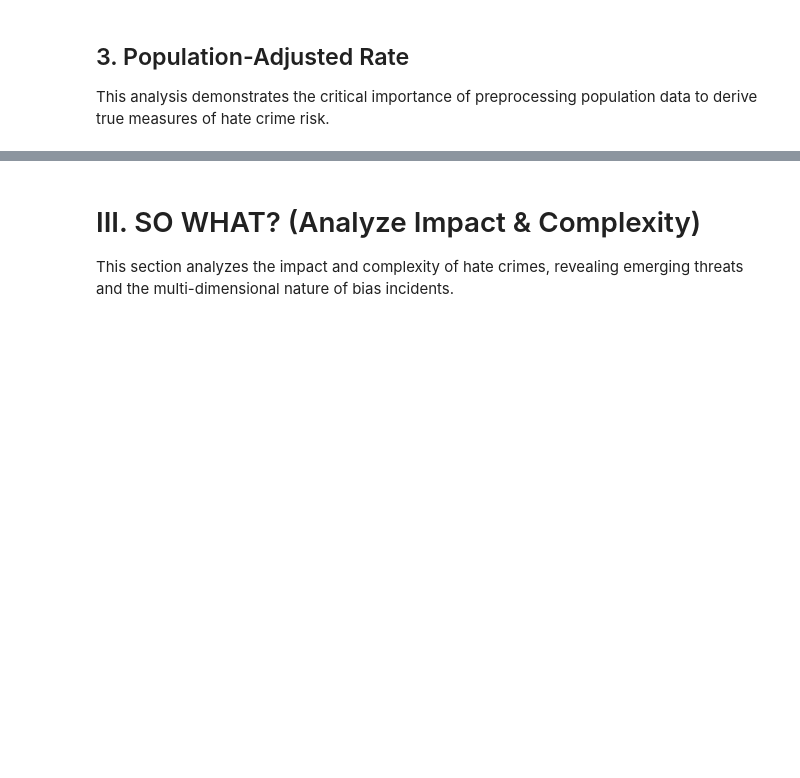
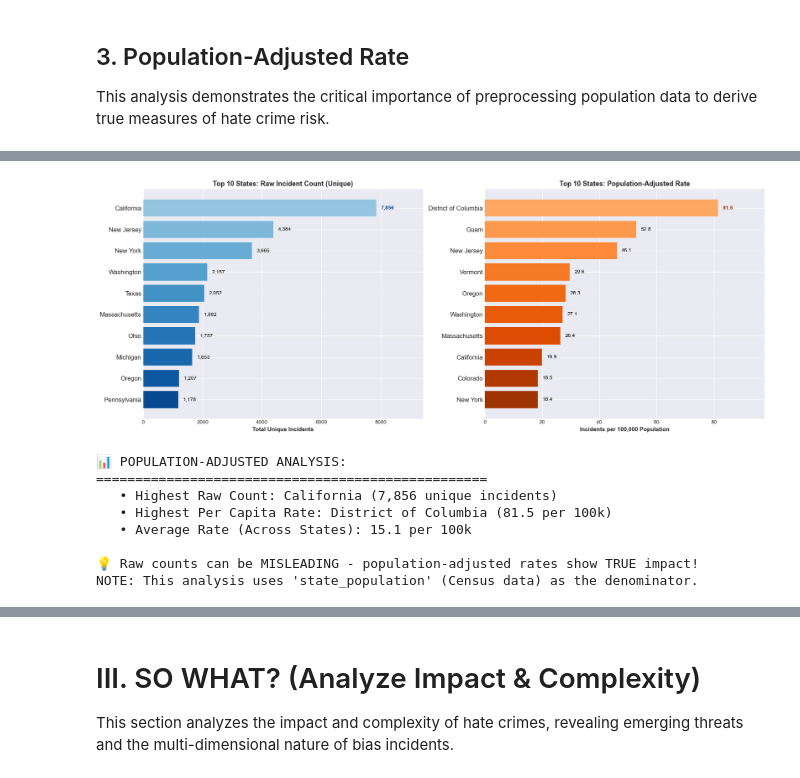
Before and after one commit to yamik1ra/DPnV_Group5_DSEB, a Jupyter notebook: notebooks/storytelling.ipynb, the cells around one changed output, grey strips where cells are left out. Saved outputs shown, nothing was run; the diff lists cells and outputs as text; code cells hidden in the pictures; blank space fills up the shorter version.

```diff
--- a/notebooks/storytelling.ipynb
+++ b/notebooks/storytelling.ipynb
@@ -877,0 +401,12 @@ country_region population_group_simplified  incidents
+# %%
+visualize.analyze_population_rate(df)
+# %% [output]
+[figure, added]
+📊 POPULATION-ADJUSTED ANALYSIS:
+==================================================
+   • Highest Raw Count: California (7,856 unique incidents)
+   • Highest Per Capita Rate: District of Columbia (81.5 per 100k)
+   • Average Rate (Across States): 15.1 per 100k
+
+💡 Raw counts can be MISLEADING - population-adjusted rates show TRUE impact!
+NOTE: This analysis uses 'state_population' (Census data) as the denominator.
```
Also changed, not shown: parts of 14 cells of this notebook, 5 other files.
